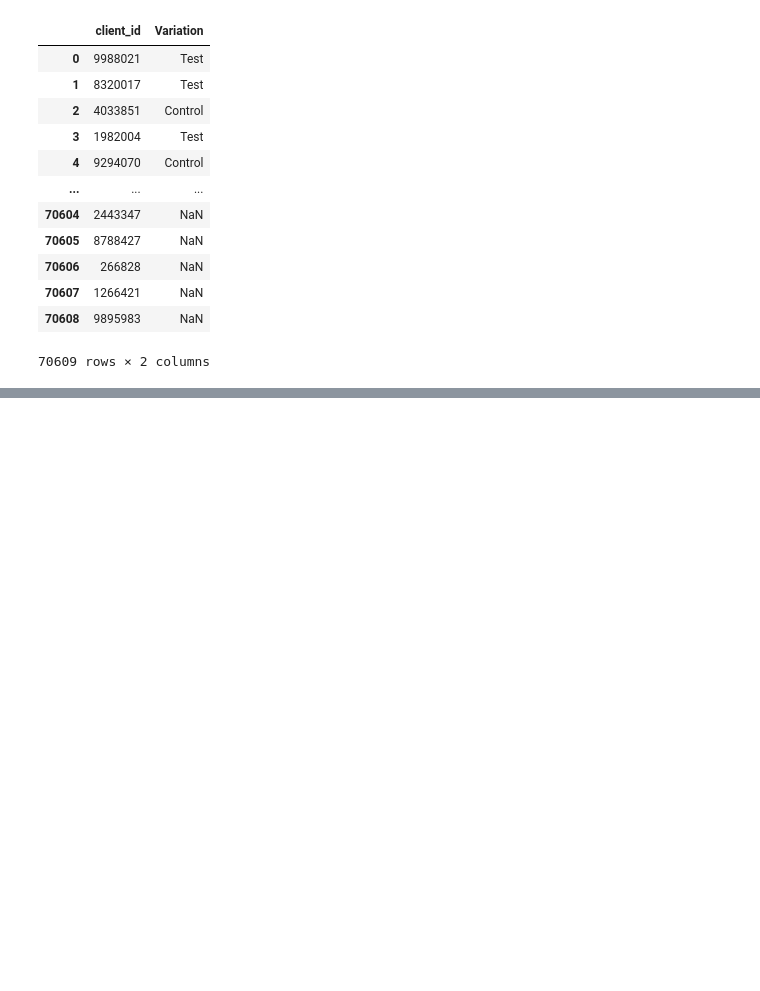
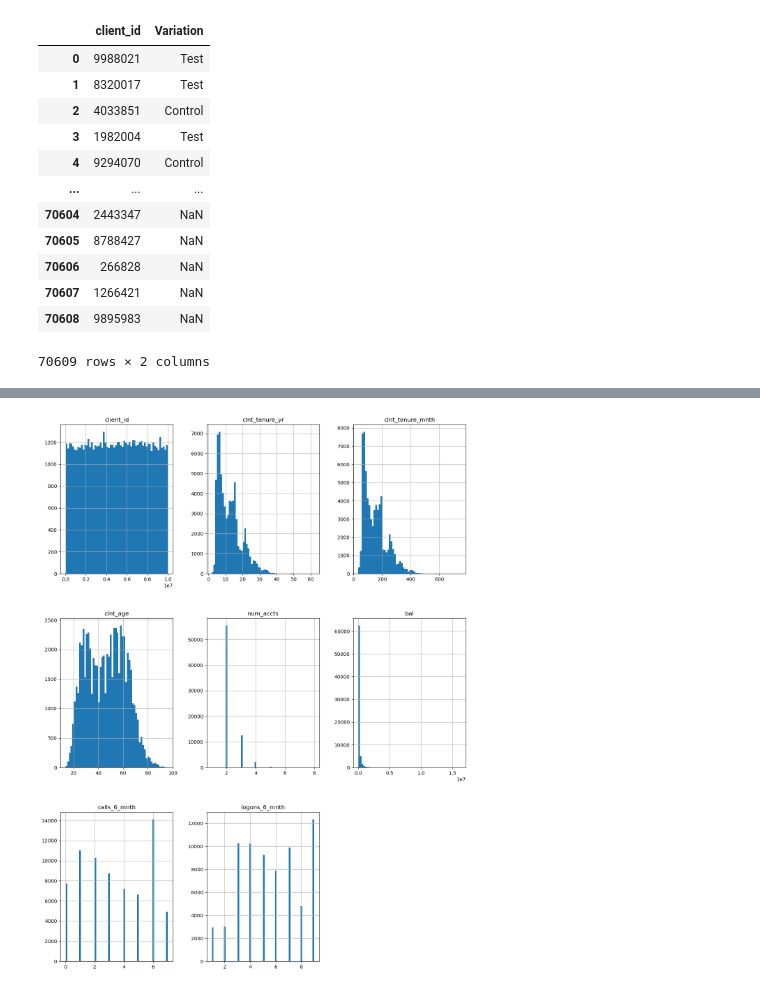
Before and after one commit to TimoLischke/Vanguard_project, a Jupyter notebook: Vanguard_project_data_cleaning.ipynb, the cells around one changed output, grey strips where cells are left out. Saved outputs shown, nothing was run; the diff lists cells and outputs as text; code cells hidden in the pictures; blank space fills up the shorter version.

Commit message:
data file cleaning and saving

```diff
--- a/Vanguard_project_data_cleaning.ipynb
+++ b/Vanguard_project_data_cleaning.ipynb
@@ -96,0 +145,4 @@ df_final_experiment_clients
+# %%
+# Null values dropping
+df_final_demo_clean = df_final_demo.dropna()
+df_final_demo_clean
@@ -96,0 +187,8 @@ df_final_experiment_clients
+# %%
+# Data Type formatting: floats --> integers
+df_final_demo_clean["clnt_tenure_yr"] = df_final_demo_clean["clnt_tenure_yr"].astype(int)
+df_final_demo_clean["clnt_tenure_mnth"] = df_final_demo_clean["clnt_tenure_mnth"].astype(int)
+df_final_demo_clean["num_accts"] = df_final_demo_clean["num_accts"].astype(int)
+df_final_demo_clean["calls_6_mnth"] = df_final_demo_clean["calls_6_mnth"].astype(int)
+df_final_demo_clean["logons_6_mnth"] = df_final_demo_clean["logons_6_mnth"].astype(int)
+df_final_demo_clean.info()
@@ -96,0 +267,4 @@ df_final_experiment_clients
+# %%
+# bal column rounding
+df_final_demo_clean['bal'] = df_final_demo_clean['bal'].round(2)
+df_final_demo_clean.describe()
@@ -96,0 +286,6 @@ df_final_experiment_clients
+# %%
+# Creating histograms for each numerical column in 'df_final_demo_clean'
+df_final_demo_clean.hist(figsize=(15, 20), bins=60, xlabelsize=10, ylabelsize=10);
+plt.show()
+# %% [output]
+[figure, added]
```
Also changed, not shown: parts of 18 cells of this notebook, 2 other files.
